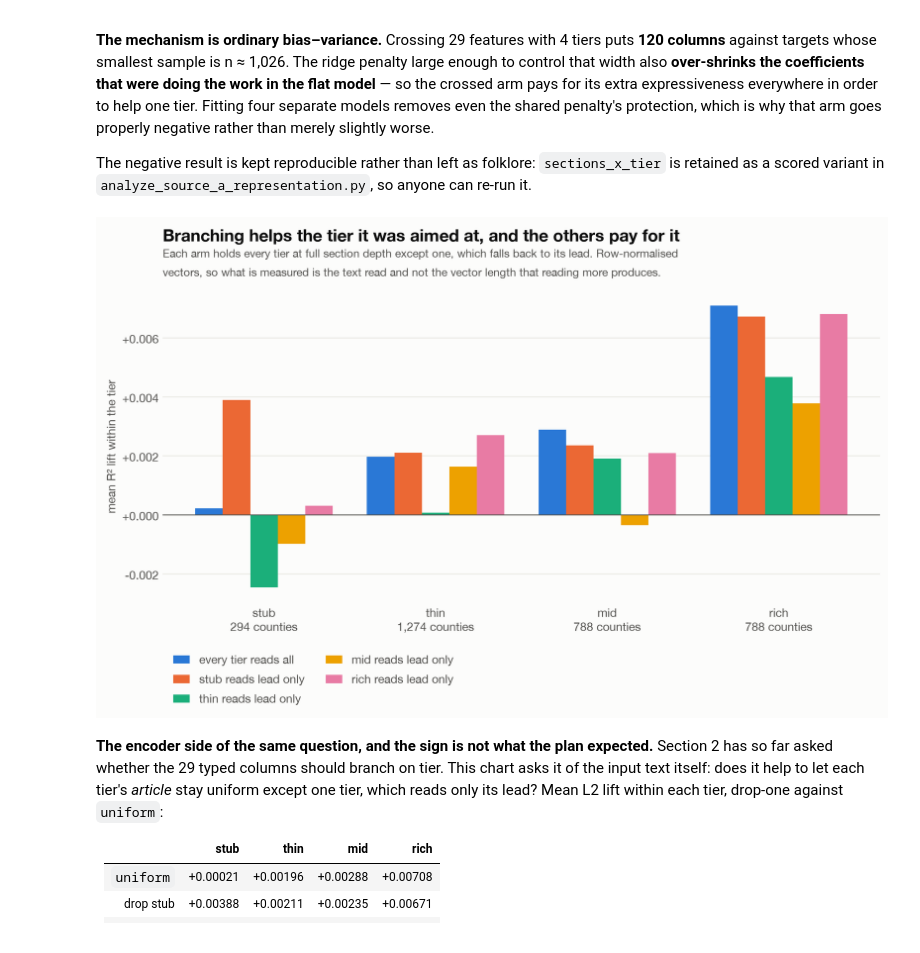
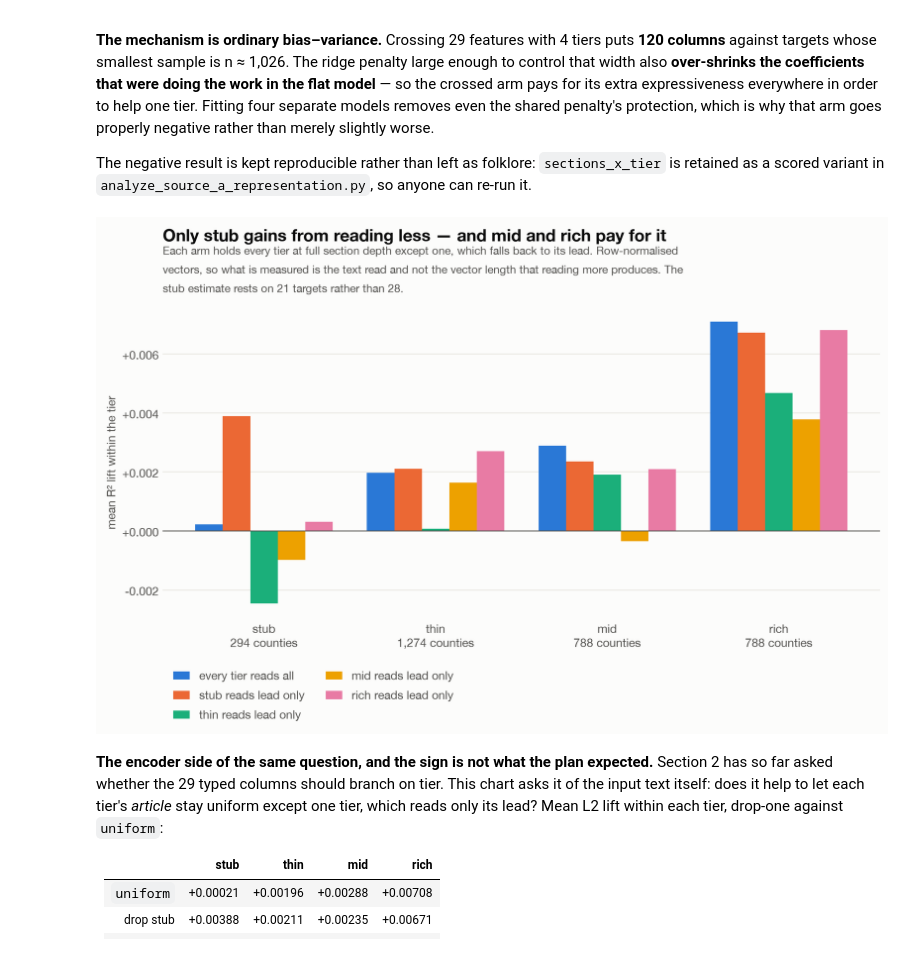
Before and after one commit to Max-Garcia-06/macro_embeddings, a Jupyter notebook: analysis-output/E_macro_pillar_worth_2026-08-13.ipynb, the cells around one changed output. Cells and saved outputs as stored; diff of their text form; code cells hidden in the pictures.

```diff
--- a/analysis-output/E_macro_pillar_worth_2026-08-13.ipynb
+++ b/analysis-output/E_macro_pillar_worth_2026-08-13.ipynb
@@ -399,36 +399,37 @@ The negative result is kept reproducible rather than left as folklore:
 emb_tier = pd.read_csv(OUTPUTS / "source_a_tiered_embedding_by_tier.csv")
 SWEEP = [
     ("uniform_l2", "every tier reads all", SERIES[0]),
     ("drop_stub_l2", "stub reads lead only", SERIES[1]),
     ("drop_thin_l2", "thin reads lead only", SERIES[2]),
     ("drop_mid_l2", "mid reads lead only", SERIES[3]),
     ("drop_rich_l2", "rich reads lead only", SERIES[4]),
 ]
 piv = (emb_tier[emb_tier["representation"].isin([k for k, _, _ in SWEEP])]
        .groupby(["representation", "tier"])["lift"].mean().unstack())
 tiers = [t for t in A_TIERS if t in piv.columns]
 n_by_tier = [asec["by_tier"][t]["n_counties"] for t in tiers]
 
 x = np.arange(len(tiers))
 w = 0.16
 fig, ax = plt.subplots(figsize=(11.5, 5.0))
 for i, (key, label, colour) in enumerate(SWEEP):
     vals = [piv.loc[key, t] for t in tiers]
     ax.bar(x + (i - 2) * w, vals, w, color=colour, label=label)
 ax.axhline(0, color=INK2, linewidth=0.8)
 ax.set_xticks(x)
 ax.set_xticklabels([f"{t}\n{n:,} counties" for t, n in zip(tiers, n_by_tier)])
 ax.yaxis.set_major_formatter(FuncFormatter(lambda v, _: f"{v:+.3f}"))
 ax.set_ylabel("mean R² lift within the tier", fontsize=10.5, color=INK2)
 style(ax,
-      "Branching helps the tier it was aimed at, and the others pay for it",
+      "Only stub gains from reading less — and mid and rich pay for it",
       "Each arm holds every tier at full section depth except one, which falls "
       "back to its lead. Row-normalised vectors, so what is measured is the text "
-      "read and not the vector length that reading more produces.",
+      "read and not the vector length that reading more produces. The stub "
+      "estimate rests on 21 targets rather than 28.",
       legend=True)
 plt.show()
 # %% [output]
-[figure, old version]
+[figure, new version]
 # %% [markdown]
 **The encoder side of the same question, and the sign is not what the plan
 expected.** Section 2 has so far asked whether the 29 typed columns should branch
```
Also changed, not shown: parts of 1 cell of this notebook, 3 other files.
